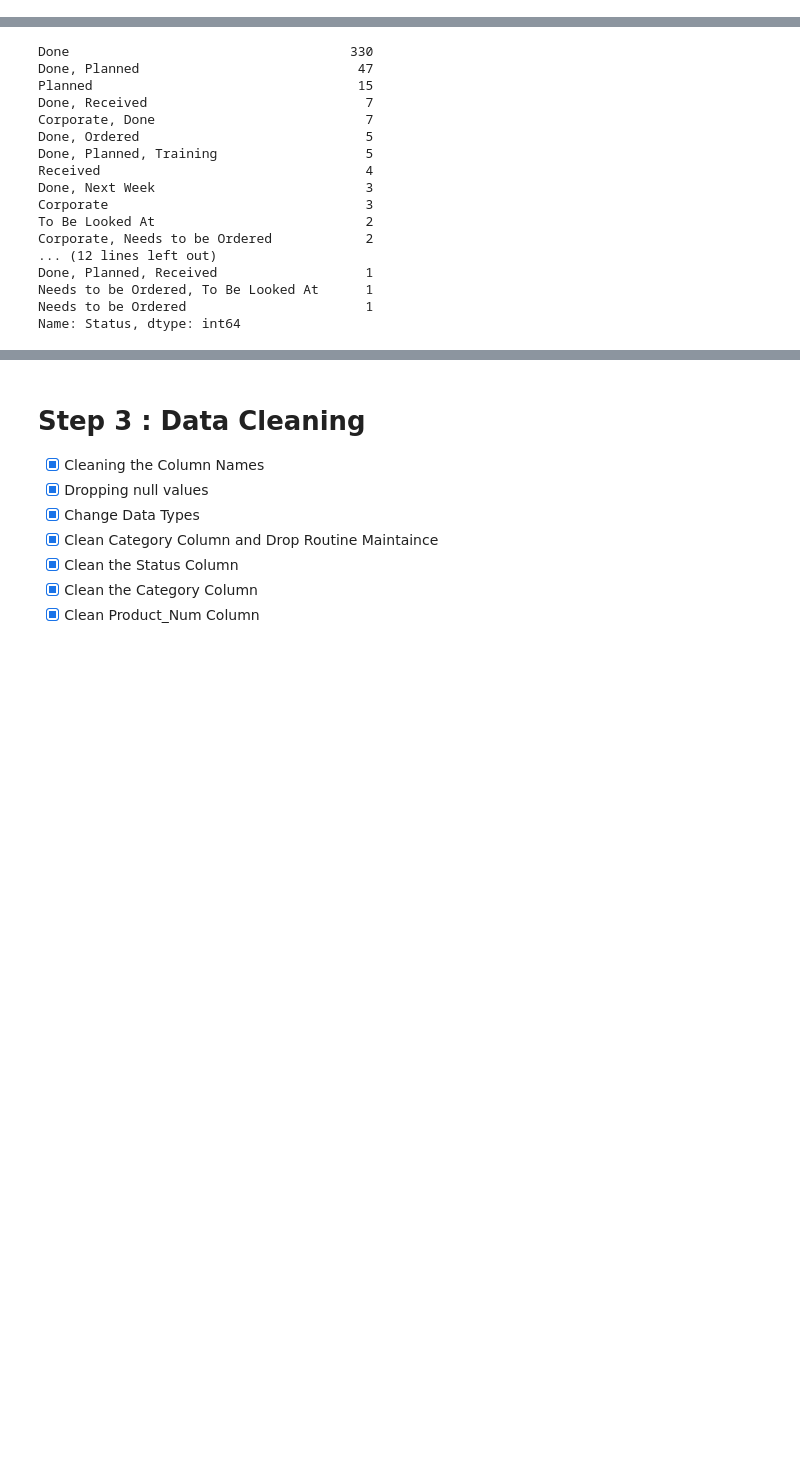
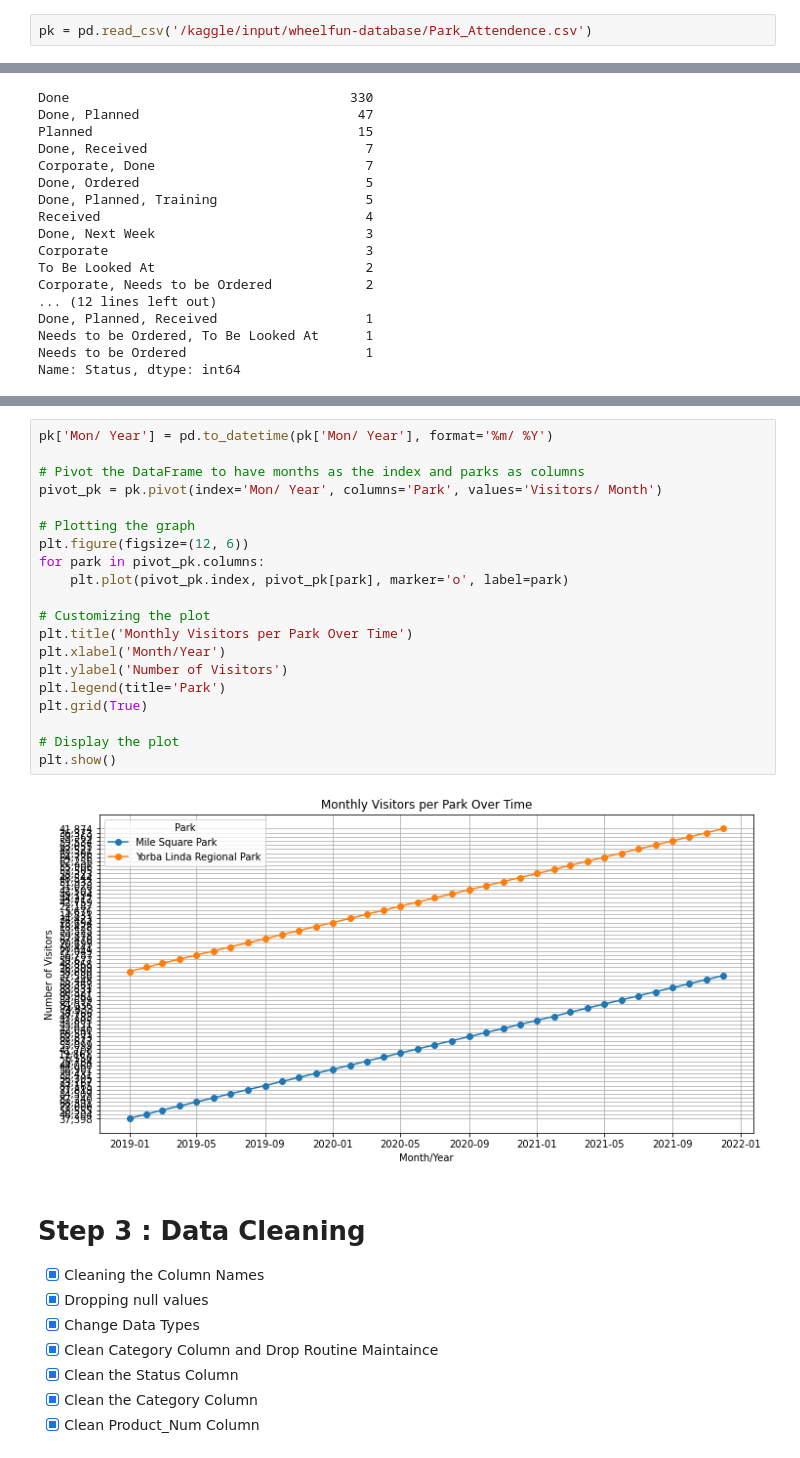
Before and after one commit to robertmounce/Python_Portfolio, a Jupyter notebook: wheel-fun-rentals-cleaning-and-basic-analysis.ipynb, the cells around one changed output, grey strips where cells are left out. Drawn from its saved outputs; the diff is of its cells as text; blank space fills up the shorter version.

Commit message:
Kaggle Notebook | Wheel Fun Rentals Cleaning and Basic Analysis | Version 61

```diff
--- a/wheel-fun-rentals-cleaning-and-basic-analysis.ipynb
+++ b/wheel-fun-rentals-cleaning-and-basic-analysis.ipynb
@@ -44,6 +45,8 @@ import re
 from sklearn import preprocessing
 # %%
 df = pd.read_csv('/kaggle/input/wheelfun-database/MB_Reports.csv')
+# %%
+pk = pd.read_csv('/kaggle/input/wheelfun-database/Park_Attendence.csv')
 # %% [markdown]
 # Step 2 : Data Exploration
 # %%
@@ -196,3 +210,25 @@ Name: Status, dtype: int64
+# %%
+pk['Mon/ Year'] = pd.to_datetime(pk['Mon/ Year'], format='%m/ %Y')
+
+# Pivot the DataFrame to have months as the index and parks as columns
+pivot_pk = pk.pivot(index='Mon/ Year', columns='Park', values='Visitors/ Month')
+
+# Plotting the graph
+plt.figure(figsize=(12, 6))
+for park in pivot_pk.columns:
+    plt.plot(pivot_pk.index, pivot_pk[park], marker='o', label=park)
+
+# Customizing the plot
+plt.title('Monthly Visitors per Park Over Time')
+plt.xlabel('Month/Year')
+plt.ylabel('Number of Visitors')
+plt.legend(title='Park')
+plt.grid(True)
+
+# Display the plot
+plt.show()
+# %% [output]
+[figure, added]
 # %% [markdown]
 # Step 3 : Data Cleaning
 - [X] Cleaning the Column Names
```
Also changed, not shown: parts of 12 cells of this notebook.
